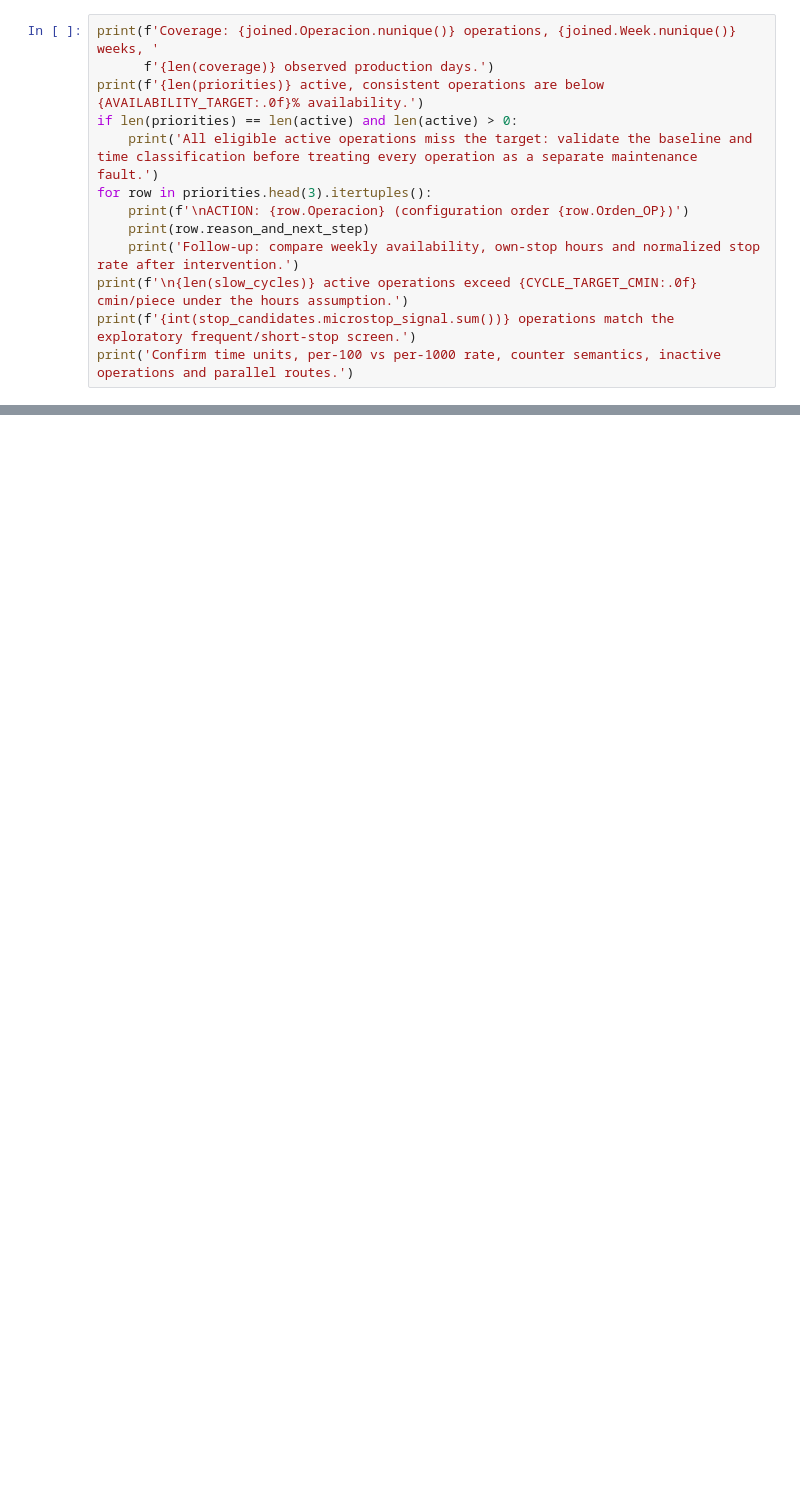
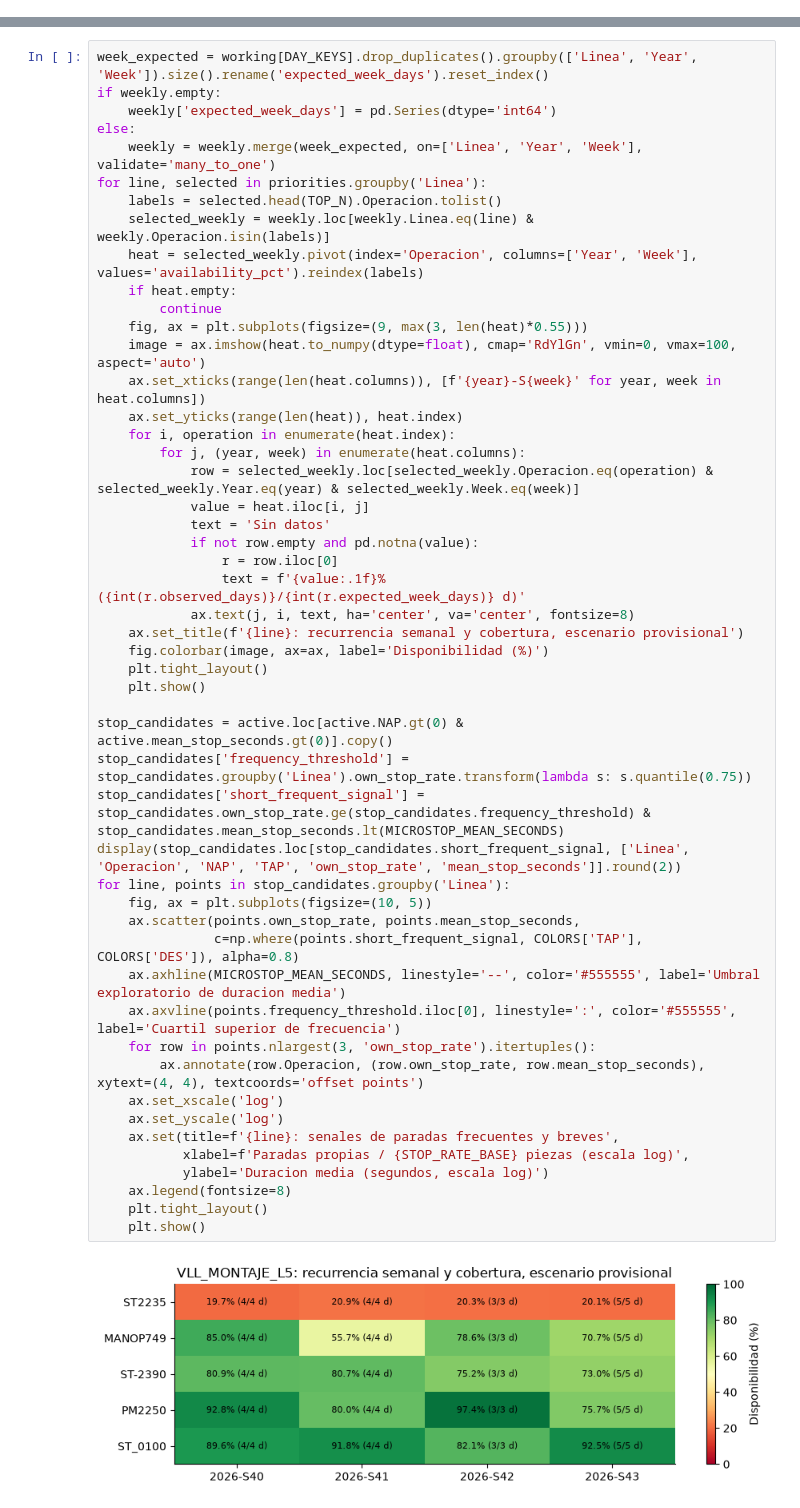
Before and after one commit to AlbertoRodvic/HackathonHORSE, a Jupyter notebook: initial_exploration.ipynb, the cells around one changed output, grey strips where cells are left out. Cells and saved outputs as stored; diff of their text form; blank space fills up the shorter version.

```diff
--- a/initial_exploration.ipynb
+++ b/initial_exploration.ipynb
@@ -475,13 +0,0 @@ No claim is made that all own-stop hours are recoverable production hours for th
-# %%
-print(f'Coverage: {joined.Operacion.nunique()} operations, {joined.Week.nunique()} weeks, '
-      f'{len(coverage)} observed production days.')
-print(f'{len(priorities)} active, consistent operations are below {AVAILABILITY_TARGET:.0f}% availability.')
-if len(priorities) == len(active) and len(active) > 0:
-    print('All eligible active operations miss the target: validate the baseline and time classification before treating every operation as a separate maintenance fault.')
-for row in priorities.head(3).itertuples():
-    print(f'\nACTION: {row.Operacion} (configuration order {row.Orden_OP})')
-    print(row.reason_and_next_step)
-    print('Follow-up: compare weekly availability, own-stop hours and normalized stop rate after intervention.')
-print(f'\n{len(slow_cycles)} active operations exceed {CYCLE_TARGET_CMIN:.0f} cmin/piece under the hours assumption.')
-print(f'{int(stop_candidates.microstop_signal.sum())} operations match the exploratory frequent/short-stop screen.')
-print('Confirm time units, per-100 vs per-1000 rate, counter semantics, inactive operations and parallel routes.')
@@ -530,0 +512,52 @@ not silently remove unusual records or promise exact root-cause attribution.
+# %%
+week_expected = working[DAY_KEYS].drop_duplicates().groupby(['Linea', 'Year', 'Week']).size().rename('expected_week_days').reset_index()
+if weekly.empty:
+    weekly['expected_week_days'] = pd.Series(dtype='int64')
+else:
+    weekly = weekly.merge(week_expected, on=['Linea', 'Year', 'Week'], validate='many_to_one')
+for line, selected in priorities.groupby('Linea'):
+    labels = selected.head(TOP_N).Operacion.tolist()
+    selected_weekly = weekly.loc[weekly.Linea.eq(line) & weekly.Operacion.isin(labels)]
+    heat = selected_weekly.pivot(index='Operacion', columns=['Year', 'Week'], values='availability_pct').reindex(labels)
+    if heat.empty:
+        continue
+    fig, ax = plt.subplots(figsize=(9, max(3, len(heat)*0.55)))
+    image = ax.imshow(heat.to_numpy(dtype=float), cmap='RdYlGn', vmin=0, vmax=100, aspect='auto')
+    ax.set_xticks(range(len(heat.columns)), [f'{year}-S{week}' for year, week in heat.columns])
+    ax.set_yticks(range(len(heat)), heat.index)
+    for i, operation in enumerate(heat.index):
+        for j, (year, week) in enumerate(heat.columns):
+            row = selected_weekly.loc[selected_weekly.Operacion.eq(operation) & selected_weekly.Year.eq(year) & selected_weekly.Week.eq(week)]
+            value = heat.iloc[i, j]
+            text = 'Sin datos'
+            if not row.empty and pd.notna(value):
+                r = row.iloc[0]
+                text = f'{value:.1f}% ({int(r.observed_days)}/{int(r.expected_week_days)} d)'
+            ax.text(j, i, text, ha='center', va='center', fontsize=8)
+    ax.set_title(f'{line}: recurrencia semanal y cobertura, escenario provisional')
+    fig.colorbar(image, ax=ax, label='Disponibilidad (%)')
+    plt.tight_layout()
+    plt.show()
+
+stop_candidates = active.loc[active.NAP.gt(0) & active.mean_stop_seconds.gt(0)].copy()
+stop_candidates['frequency_threshold'] = stop_candidates.groupby('Linea').own_stop_rate.transform(lambda s: s.quantile(0.75))
+stop_candidates['short_frequent_signal'] = stop_candidates.own_stop_rate.ge(stop_candidates.frequency_threshold) & stop_candidates.mean_stop_seconds.lt(MICROSTOP_MEAN_SECONDS)
+display(stop_candidates.loc[stop_candidates.short_frequent_signal, ['Linea', 'Operacion', 'NAP', 'TAP', 'own_stop_rate', 'mean_stop_seconds']].round(2))
+for line, points in stop_candidates.groupby('Linea'):
+    fig, ax = plt.subplots(figsize=(10, 5))
+    ax.scatter(points.own_stop_rate, points.mean_stop_seconds,
+               c=np.where(points.short_frequent_signal, COLORS['TAP'], COLORS['DES']), alpha=0.8)
+    ax.axhline(MICROSTOP_MEAN_SECONDS, linestyle='--', color='#555555', label='Umbral exploratorio de duracion media')
+    ax.axvline(points.frequency_threshold.iloc[0], linestyle=':', color='#555555', label='Cuartil superior de frecuencia')
+    for row in points.nlargest(3, 'own_stop_rate').itertuples():
+        ax.annotate(row.Operacion, (row.own_stop_rate, row.mean_stop_seconds), xytext=(4, 4), textcoords='offset points')
+    ax.set_xscale('log')
+    ax.set_yscale('log')
+    ax.set(title=f'{line}: senales de paradas frecuentes y breves',
+           xlabel=f'Paradas propias / {STOP_RATE_BASE} piezas (escala log)',
+           ylabel='Duracion media (segundos, escala log)')
+    ax.legend(fontsize=8)
+    plt.tight_layout()
+    plt.show()
+# %% [output]
+[figure, added]
```
Also changed, not shown: parts of 37 cells of this notebook.
